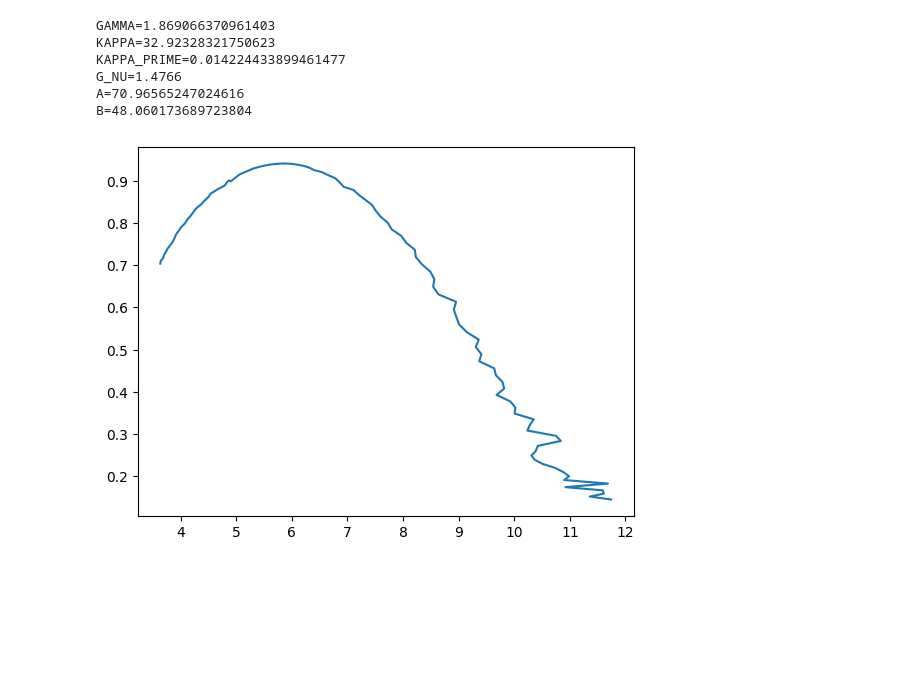
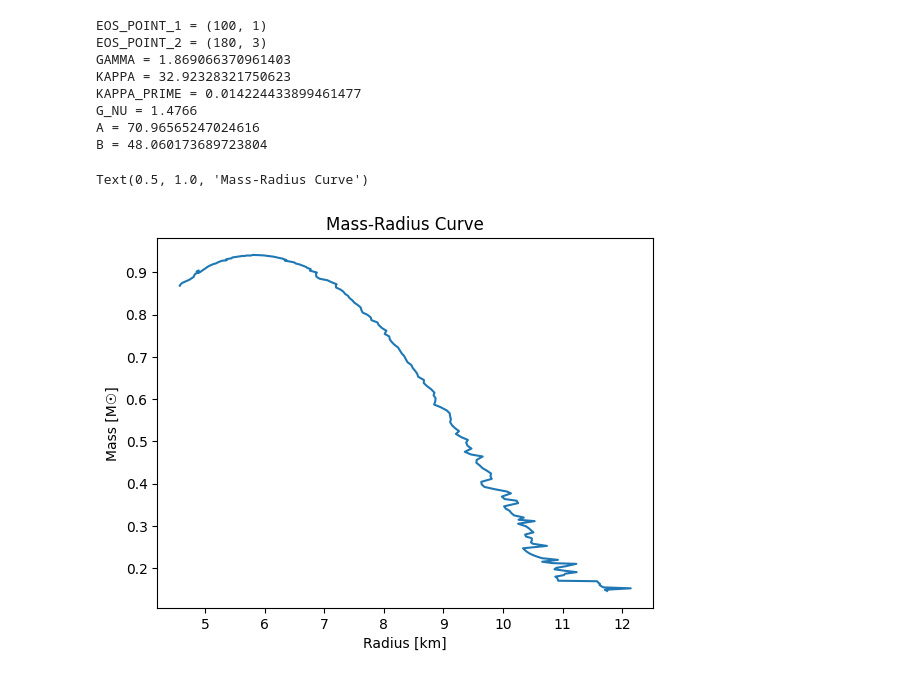
Before and after one commit to EHMD28/learn-scipy, a Jupyter notebook: tov/proof_of_concept.ipynb, the cells around one changed output. Cells and saved outputs as stored; diff of their text form; code cells hidden in the pictures; blank space fills up the shorter version.

Commit message:
added eos graph for poc

```diff
--- a/tov/proof_of_concept.ipynb
+++ b/tov/proof_of_concept.ipynb
@@ -37,12 +37,13 @@ def kappa_prime(kappa, gamma):
 # Scaling to dimensionless
 EOS_POINT_1 = (100, 1)  # (ε, P) in MeV/fm^3
 EOS_POINT_2 = (180, 3)  # (ε, P) in MeV/fm^3
+# TEMP (ref gamma): 1.869066370961403
 GAMMA = gamma(EOS_POINT_1, EOS_POINT_2) # Dimensionless
 KAPPA = kappa(EOS_POINT_1, GAMMA)  # Units to cancel out epsilon^gamma where epsilon is in M☉/km^3.
 KAPPA_PRIME = kappa_prime(KAPPA, GAMMA) # Dimensionless
 
 # Scaling back to dimensional quantities
-G_NU = 1.4766  # km/solar-mass
+G_NU = 1.4766  # km/M☉
 A = 1 / sqrt(G_NU * EPSILON_0) # Re-scaling constant
 B = 1 / sqrt(G_NU**3 * EPSILON_0) # Re-scaling constant
 
@@ -62,7 +63,7 @@ def tov_rhs(r, state):
     if m <= 0:
         raise ValueError("r0 is too small")
     if p <= 0:
-        return (0, 0)
+        return (0, m)
     epsilon = eos_epsilon(p)
     f1 = -((m * epsilon) / r**2)
     f2 = 1 + (p / epsilon)
@@ -92,9 +93,9 @@ def solve_tov(p_c) -> tuple[float, float]:
         y0=(p_c, m_0),
         events=surface_event,
     )
-    r_solutions = solutions.t
-    m_solutions = solutions.y[1]
-    return (max(r_solutions), max(m_solutions))
+    r_surface = solutions.t_events[0][0]
+    m_surface = solutions.y_events[0][0][1]
+    return (r_surface, m_surface)
 
 
 def test_single_p_c():
@@ -110,7 +111,7 @@ def test_single_p_c():
 
 
 def generate_mass_radius_curve() -> tuple[list[float], list[float]]:
-    pressure_range = np.logspace(0, 5, num=100)
+    pressure_range = np.logspace(0, 4, num=200)
     radii = []
     masses = []
     for p_c in pressure_range:
@@ -125,34 +126,43 @@ def generate_mass_radius_curve() -> tuple[list[float], list[float]]:
     return (radii, masses)
 
 def DEBUG():
-    print(f"{GAMMA=}")
-    print(f"{KAPPA=}")
-    print(f"{KAPPA_PRIME=}")
-    print(f"{G_NU=}")
-    print(f"{A=}")
-    print(f"{B=}")
+    print(f"{EOS_POINT_1 = }")
+    print(f"{EOS_POINT_2 = }")
+    print(f"{GAMMA = }")
+    print(f"{KAPPA = }")
+    print(f"{KAPPA_PRIME = }")
+    print(f"{G_NU = }")
+    print(f"{A = }")
+    print(f"{B = }")
 
-# GAMMA = 2.0483159558007795
-# KAPPA = 104.99248486360028
-# KAPPA_PRIME = 0.009178052274417885
+# EOS_POINT_1 = (100, 1)
+# EOS_POINT_2 = (180, 3)
+# GAMMA = 2.0
+# KAPPA = 111.54510672235921
+# KAPPA_PRIME = 0.014999999999999998
 # G_NU = 1.4766
 # A = 70.96565247024616
 # B = 48.060173689723804
 DEBUG()
 # %% [output]
-GAMMA=1.869066370961403
-KAPPA=32.92328321750623
-KAPPA_PRIME=0.014224433899461477
-G_NU=1.4766
-A=70.96565247024616
-B=48.060173689723804
+EOS_POINT_1 = (100, 1)
+EOS_POINT_2 = (180, 3)
+GAMMA = 1.869066370961403
+KAPPA = 32.92328321750623
+KAPPA_PRIME = 0.014224433899461477
+G_NU = 1.4766
+A = 70.96565247024616
+B = 48.060173689723804
 # %%
 import matplotlib.pyplot as plt
 
 radii, masses = generate_mass_radius_curve()
 
 fig, ax = plt.subplots()
 ax.plot(radii, masses)
-plt.show()
+ax.set_ylabel("Mass [M☉]")
+ax.set_xlabel("Radius [km]")
+ax.set_title("Mass-Radius Curve")
 # %% [output]
+Text(0.5, 1.0, 'Mass-Radius Curve')
-[figure, old version]
+[figure, new version]
```
Also changed, not shown: parts of 1 cell of this notebook, 2 other files.
